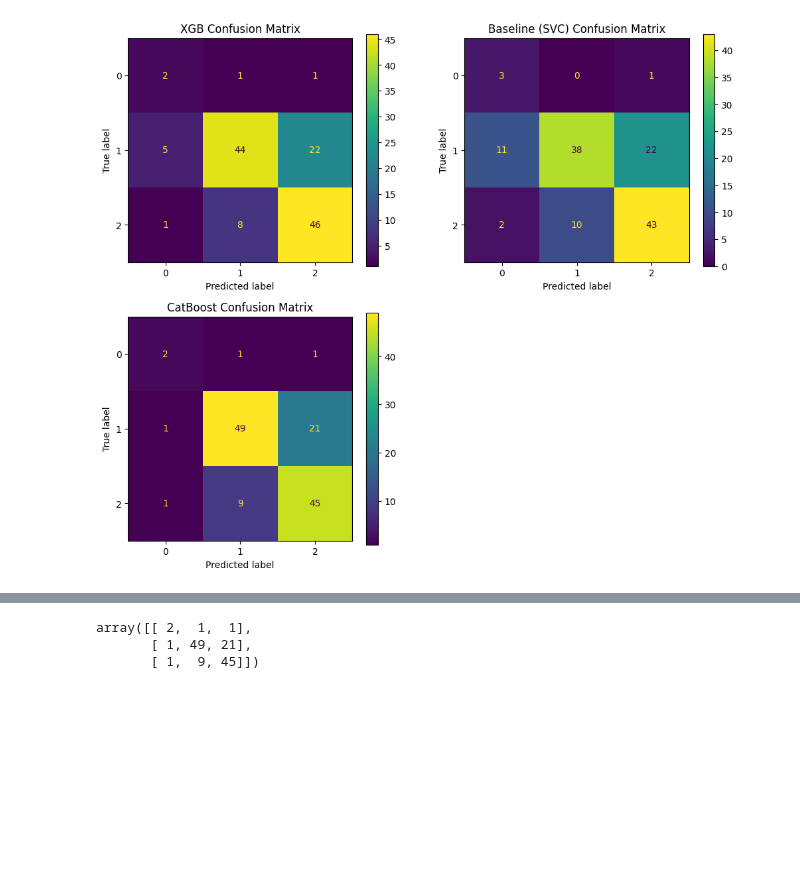
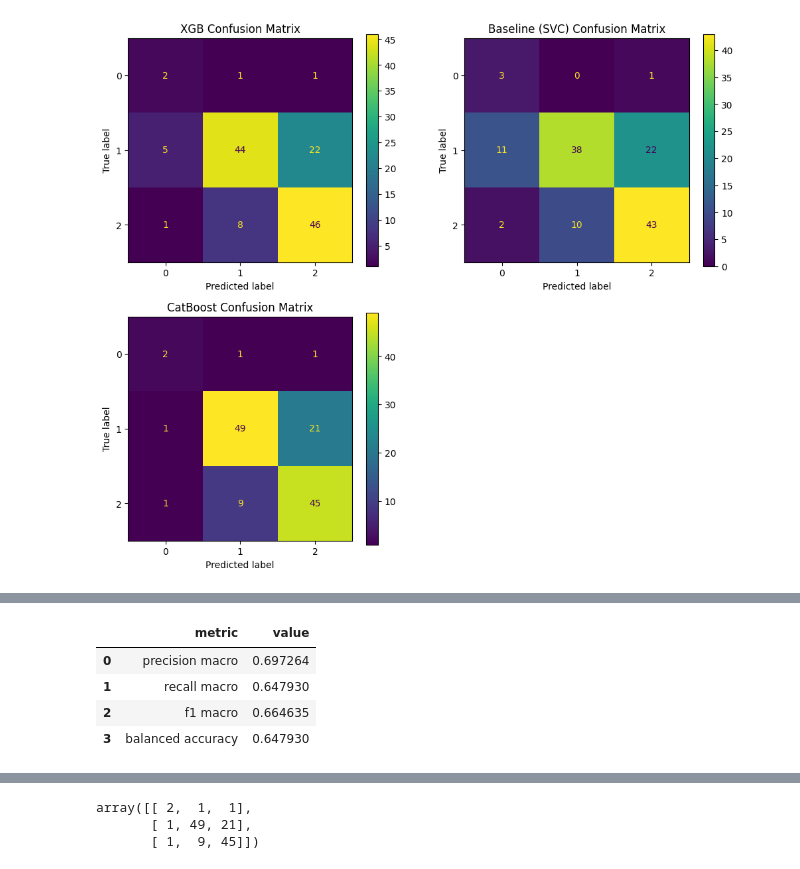
Before and after one commit to Car1LL/Student-Performance-Prediction, a Jupyter notebook: notebooks/02_Modeling.ipynb, the cells around one changed output, grey strips where cells are left out. Saved outputs shown, nothing was run; the diff lists cells and outputs as text; code cells hidden in the pictures; blank space fills up the shorter version.

```diff
--- a/notebooks/02_Modeling.ipynb
+++ b/notebooks/02_Modeling.ipynb
@@ -625,0 +730,10 @@ At this stage, CatBoost can be considered the most stable and promising candidat
+# %%
+catboost_tunned_metric_df = modeling.calc_model_metrics(y_test=y_test, y_pred=y_pred)
+
+catboost_tunned_metric_df
+# %% [output]
+|  | metric | value |
+| 0 | precision macro | 0.697264 |
+| 1 | recall macro | 0.647930 |
+| 2 | f1 macro | 0.664635 |
+| 3 | balanced accuracy | 0.647930 |
```
Also changed, not shown: parts of 12 cells of this notebook.
